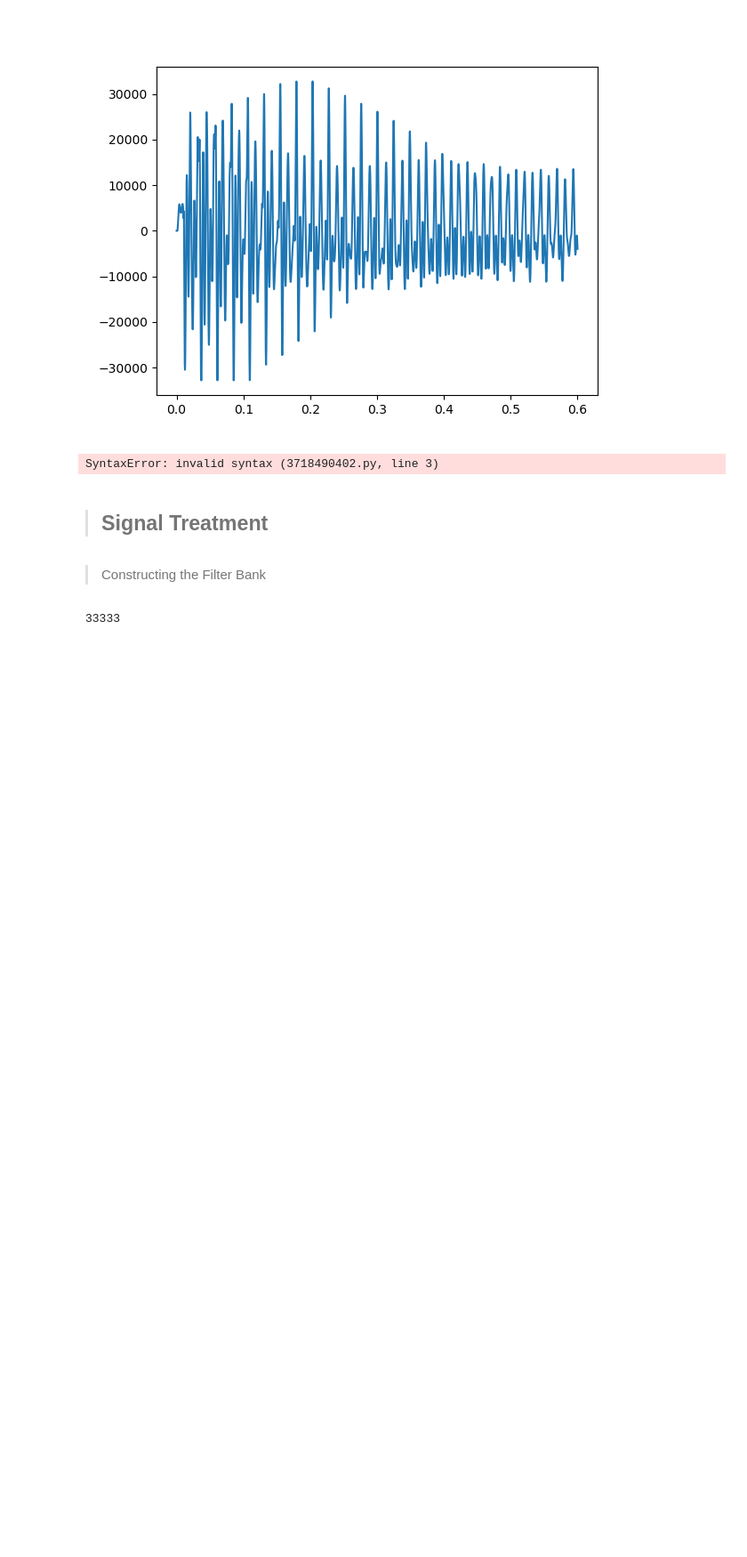
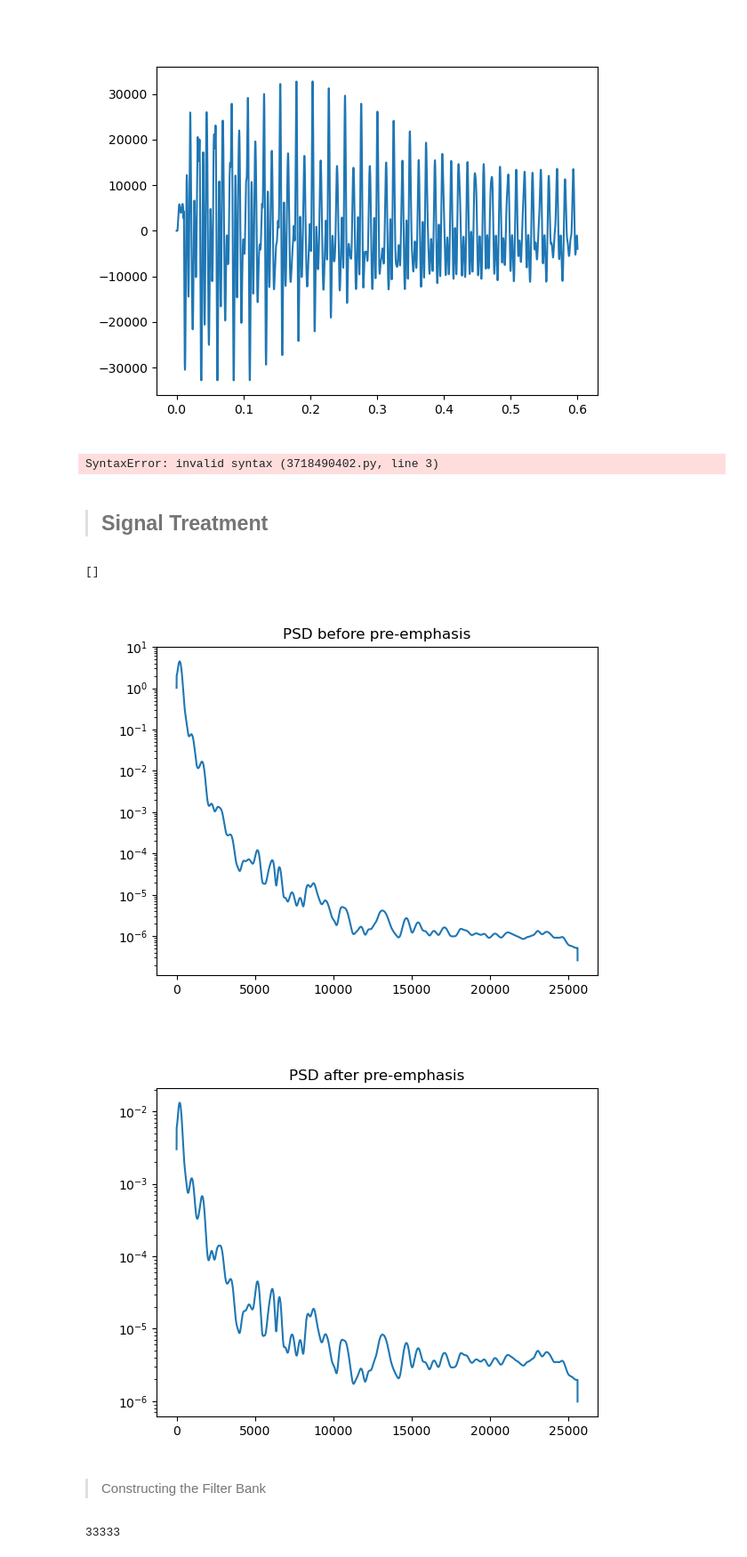
Before and after one commit to piptouque/atiam_pam_hrparam, a Jupyter notebook: source/hr_roy.ipynb, the cells around one changed output. Shown at 89% size. Saved outputs shown, nothing was run; the diff lists cells and outputs as text; code cells hidden in the pictures; blank space fills up the shorter version.

```diff
--- a/source/hr_roy.ipynb
+++ b/source/hr_roy.ipynb
@@ -323,3 +342,18 @@ SyntaxError: invalid syntax (3718490402.py, line 3)
+# %%
+plt.figure()
+plt.title('PSD before pre-emphasis')
+plt.semilogy(freq_pre*fs_mic, PSD_mic)
+plt.xlim()
+plt.plot()
+
+plt.figure()
+plt.title('PSD after pre-emphasis')
+plt.semilogy(freq_pre*fs_mic, PSD_mic_pre)
+plt.plot()
+# %% [output]
+[]
+[figure, added]
+[figure, added]
 # %% [markdown]
 > Constructing the Filter Bank
 # %%
```
Also changed, not shown: parts of 32 cells of this notebook, 1 other file.
